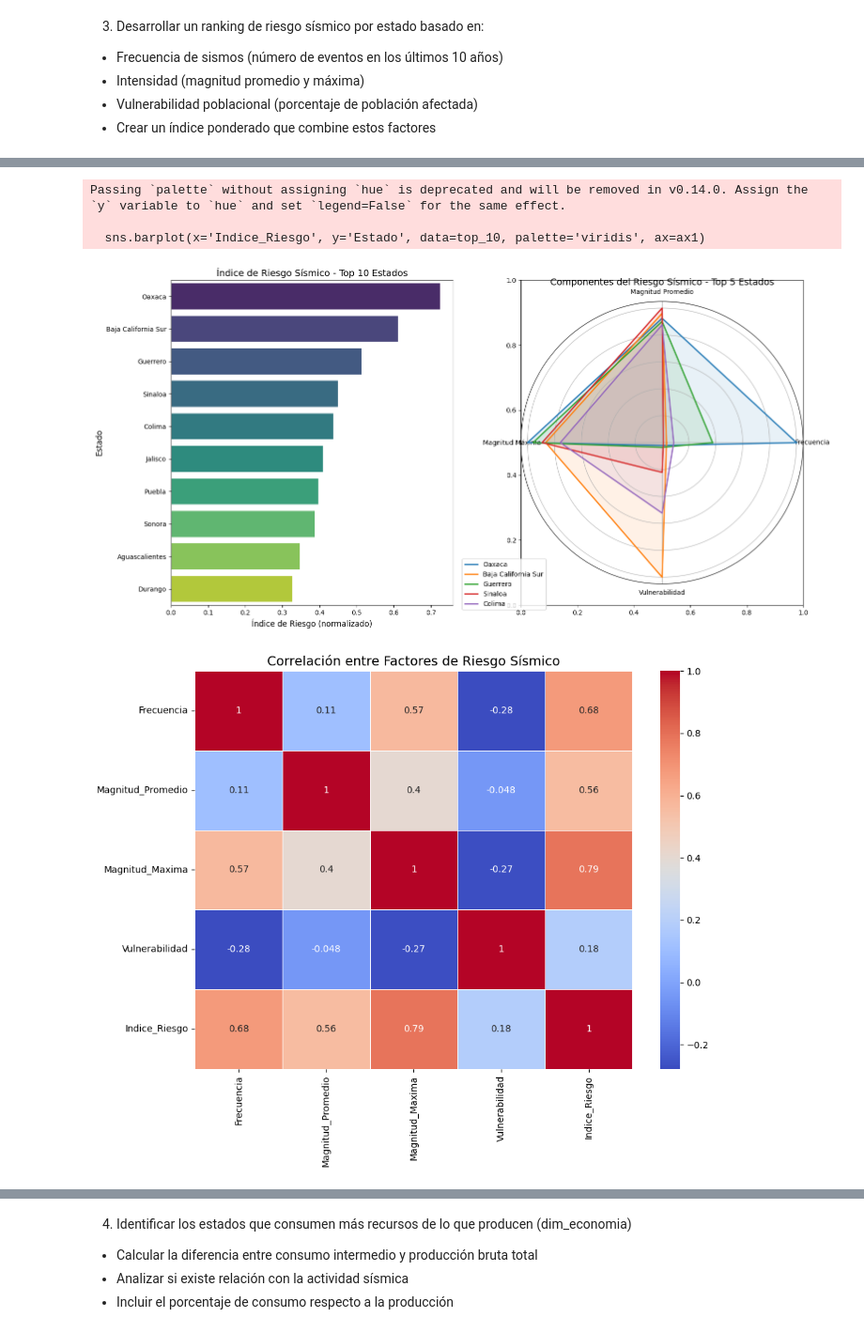
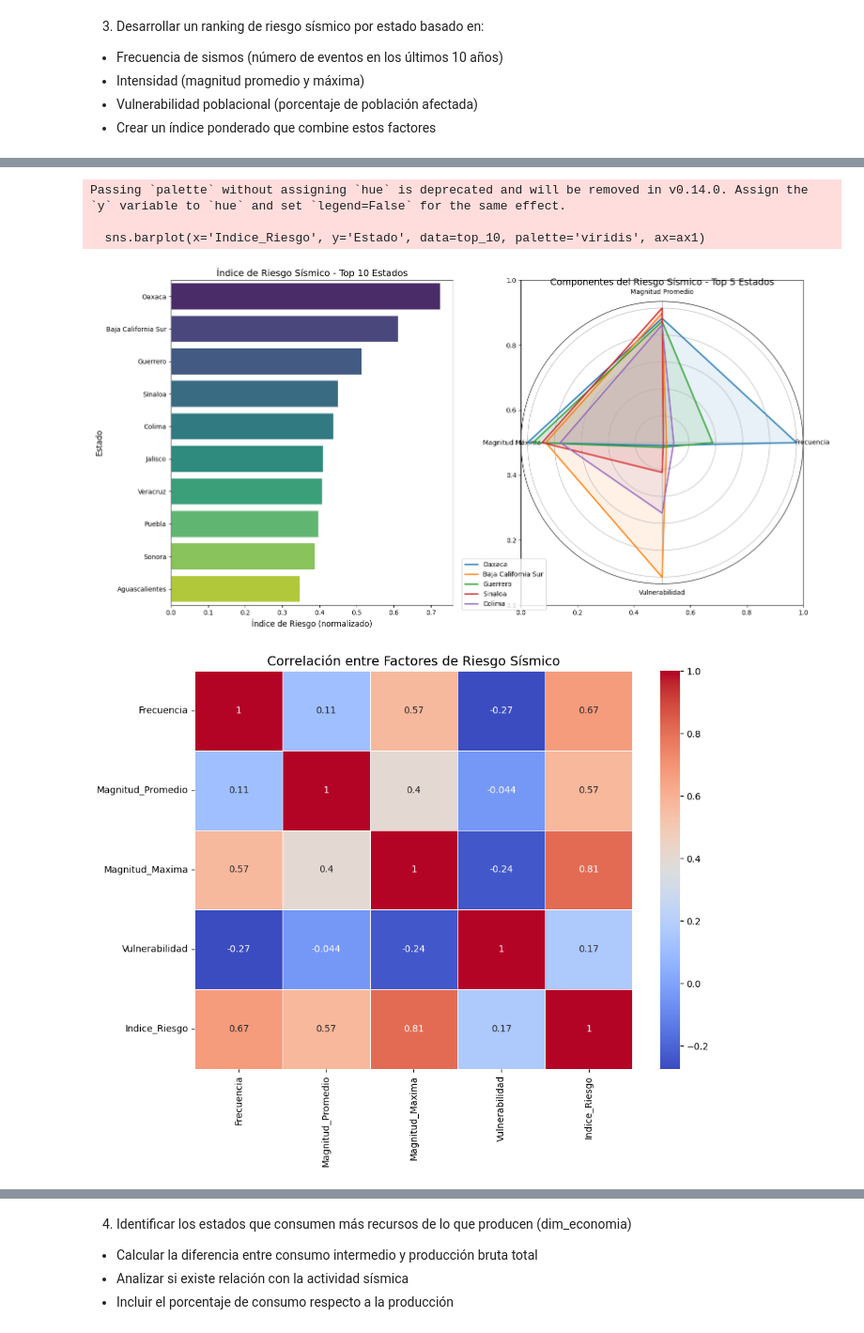
Before and after one commit to Pinedah/bda-p2-datawarehouse, a Jupyter notebook: datawarehouse.ipynb, the cells around one changed output, grey strips where cells are left out. Shown at 94% size. Cells and saved outputs as stored; diff of their text form; code cells hidden in the pictures.

```diff
--- a/datawarehouse.ipynb
+++ b/datawarehouse.ipynb
@@ -2353,15 +2391,25 @@ Passing `palette` without assigning `hue` is deprecated and will be removed in v
 # %%
 
-# 1. Preparar los datos necesarios para el análisis
+# 1. Preparar los datos necesarios para el análisis utilizando dimensiones y hechos
 
 # Calcular la fecha límite (10 años atrás desde ahora)
 fecha_actual = datetime.now()
 fecha_limite = fecha_actual - timedelta(days=10*365)
 fecha_limite_str = fecha_limite.strftime('%Y-%m-%d')
 
+# Unir dimensión de tiempo con dimensión de sismos para filtrar por fecha
+sismos_con_tiempo = dw_dim_sismos.merge(
+    dw_dim_tiempo,
+    left_on='ID_sismo',
+    right_on='ID_tiempo',
+    how='inner'
+)
+
+# Convertir fecha a datetime para filtrado
+sismos_con_tiempo['fecha_dt'] = pd.to_datetime(sismos_con_tiempo['fecha'])
+
 # Filtrar sismos de los últimos 10 años
-dw_sismos['Fecha_dt'] = pd.to_datetime(dw_sismos['Fecha'])
-sismos_recientes = dw_sismos[dw_sismos['Fecha_dt'] >= fecha_limite_str].copy()
+sismos_recientes = sismos_con_tiempo[sismos_con_tiempo['fecha_dt'] >= fecha_limite_str].copy()
 
 # Filtrar sismos con información de estado disponible
 sismos_recientes_con_estado = sismos_recientes.dropna(subset=['Nombre_Estado'])
@@ -2390,13 +2438,18 @@ factores_riesgo = factores_riesgo.merge(
     how='left'
 )
 
-# Combinar con datos económicos de fact_impacto_sismos_imputed
-# Buscar impacto económico por estado
-impacto_economico_estado = fact_impacto_sismos_imputed.merge(
+# 4. Combinar con tabla de hechos para obtener impacto económico
+# Crear una vista temporal que combine fact_impacto_sismos_imputed con sismos para obtener el estado
+impacto_por_sismo = fact_impacto_sismos_imputed.merge(
     dw_dim_sismos[['ID_sismo', 'Nombre_Estado']],
-    on='ID_sismo'
-).groupby('Nombre_Estado').agg({
-    'impacto economico': 'mean'
+    on='ID_sismo',
+    how='inner'
+)
+
+# Calcular el impacto económico promedio por estado
+impacto_economico_estado = impacto_por_sismo.groupby('Nombre_Estado').agg({
+    'impacto economico': 'mean',
+    'poblacion afectada': 'mean'
 }).reset_index()
 
 # Combinar con factores de riesgo
@@ -2407,22 +2460,33 @@ factores_riesgo = factores_riesgo.merge(
     how='left'
 )
 
-# Llenar valores nulos en impacto económico con el promedio
+# Calcular vulnerabilidad: impacto económico por cada 100,000 habitantes
+factores_riesgo['Vulnerabilidad'] = (factores_riesgo['impacto economico'] / factores_riesgo['POBTOT']) * 100000
+
+# Llenar valores nulos con promedios
 factores_riesgo['impacto economico'] = factores_riesgo['impacto economico'].fillna(
     factores_riesgo['impacto economico'].mean()
 )
+factores_riesgo['Vulnerabilidad'] = factores_riesgo['Vulnerabilidad'].fillna(
+    factores_riesgo['Vulnerabilidad'].mean()
+)
 
-# Calcular vulnerabilidad: (impacto económico / población) * 100
-factores_riesgo['Vulnerabilidad'] = (factores_riesgo['impacto economico'] / factores_riesgo['POBTOT']) * 100
+# 5. Normalizar los factores para el índice ponderado
+# Seleccionar columnas para normalización
+cols_to_normalize = ['Frecuencia', 'Magnitud_Promedio', 'Magnitud_Maxima', 'Vulnerabilidad']
 
-# 4. Normalizar los factores para el índice ponderado
+# Asegurarse de que no haya valores nulos
+for col in cols_to_normalize:
+    factores_riesgo[col] = factores_riesgo[col].fillna(factores_riesgo[col].mean())
+
+# Aplicar normalización Min-Max
 scaler = MinMaxScaler()
 factores_normalizados = pd.DataFrame(
-    scaler.fit_transform(factores_riesgo[['Frecuencia', 'Magnitud_Promedio', 'Magnitud_Maxima', 'Vulnerabilidad']]),
+    scaler.fit_transform(factores_riesgo[cols_to_normalize]),
     columns=['Frecuencia_norm', 'Magnitud_Promedio_norm', 'Magnitud_Maxima_norm', 'Vulnerabilidad_norm']
 )
 
-# 5. Crear índice ponderado de riesgo sísmico
+# 6. Crear índice ponderado de riesgo sísmico
 # Pesos: Frecuencia (30%), Magnitud promedio (20%), Magnitud máxima (25%), Vulnerabilidad (25%)
 factores_riesgo['Indice_Riesgo'] = (
     factores_normalizados['Frecuencia_norm'] * 0.30 +
@@ -2437,9 +2501,9 @@ ranking_riesgo = factores_riesgo.sort_values('Indice_Riesgo', ascending=False).r
 # Mostrar ranking completo
 print(f"Ranking de riesgo sísmico por estado (últimos 10 años)\n")
 print(ranking_riesgo[['Estado', 'Frecuencia', 'Magnitud_Promedio',
-                      'Magnitud_Maxima', 'Vulnerabilidad', 'Indice_Riesgo']].head(20))
+                     'Magnitud_Maxima', 'Vulnerabilidad', 'Indice_Riesgo']])
 
-# 6. Visualizar el top 10 estados con mayor riesgo sísmico
+# 7. Visualizar el top 10 estados con mayor riesgo sísmico
 top_10 = ranking_riesgo.head(10)
 
 # Crear una figura con dos subplots
@@ -2494,44 +2558,14 @@ ax2.legend(loc='upper right', bbox_to_anchor=(0.1, 0.1))
 plt.tight_layout()
 plt.show()
 
-# 7. Crear un mapa de calor para visualizar la correlación entre factores
+# 8. Crear un mapa de calor para visualizar la correlación entre factores
 plt.figure(figsize=(10, 8))
 correlation = ranking_riesgo[['Frecuencia', 'Magnitud_Promedio', 'Magnitud_Maxima',
-                              'Vulnerabilidad', 'Indice_Riesgo']].corr()
+                             'Vulnerabilidad', 'Indice_Riesgo']].corr()
 sns.heatmap(correlation, annot=True, cmap='coolwarm', linewidths=0.5)
 plt.title('Correlación entre Factores de Riesgo Sísmico', fontsize=14)
 plt.tight_layout()
 plt.show()
-
-# 8. Mapa de estados por nivel de riesgo
-# Crear una clasificación de los niveles de riesgo
-ranking_riesgo['Nivel_Riesgo'] = pd.qcut(
-    ranking_riesgo['Indice_Riesgo'],
-    q=4,
-    labels=['Bajo', 'Medio-Bajo', 'Medio-Alto', 'Alto']
-)
-
-# Mostrar la cantidad de estados por nivel de riesgo
-print("\nCantidad de estados por nivel de riesgo:")
-print(ranking_riesgo['Nivel_Riesgo'].value_counts())
-
-# Visualizar por nivel de riesgo
-plt.figure(figsize=(12, 6))
-counts = ranking_riesgo['Nivel_Riesgo'].value_counts().sort_index()
-ax = sns.barplot(x=counts.index, y=counts.values, palette='YlOrRd')
-plt.title('Distribución de Estados por Nivel de Riesgo Sísmico', fontsize=14)
-plt.xlabel('Nivel de Riesgo', fontsize=12)
-plt.ylabel('Cantidad de Estados', fontsize=12)
-
-# Añadir etiquetas con el valor exacto
-for i, v in enumerate(counts.values):
-    ax.text(i, v + 0.1, str(v), ha='center', fontweight='bold')
-
-plt.tight_layout()
-plt.show()
-
-# Guardar el ranking para uso futuro
-ranking_riesgo_sismico = ranking_riesgo.copy()
 # %% [output]
 Ranking de riesgo sísmico por estado (últimos 10 años)
 
@@ -2553,5 +2587,5 @@ Ranking de riesgo sísmico por estado (últimos 10 años)
 Passing `palette` without assigning `hue` is deprecated and will be removed in v0.14.0. Assign the `y` variable to `hue` and set `legend=False` for the same effect.
 
   sns.barplot(x='Indice_Riesgo', y='Estado', data=top_10, palette='viridis', ax=ax1)
-[figure, old version]
+[figure, new version]
 [figure]
```
Also changed, not shown: parts of 7 cells of this notebook.
